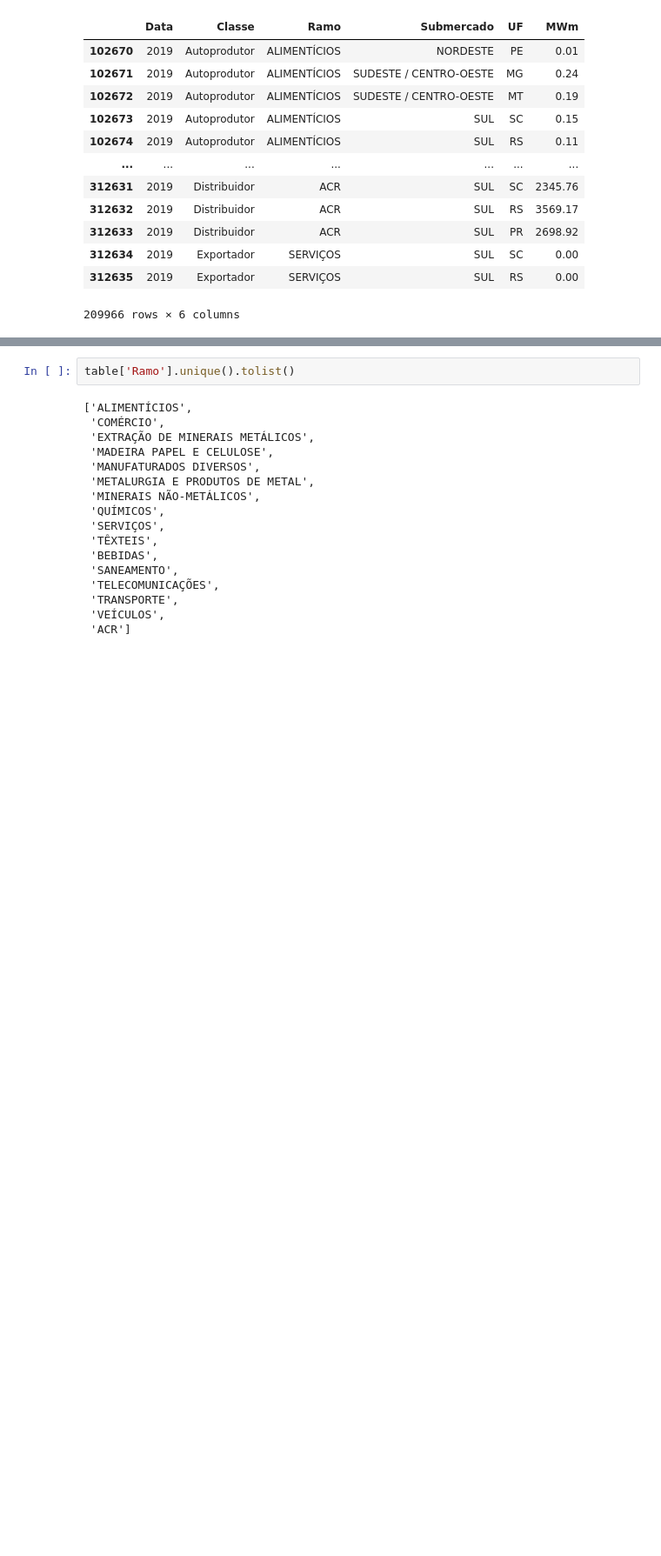
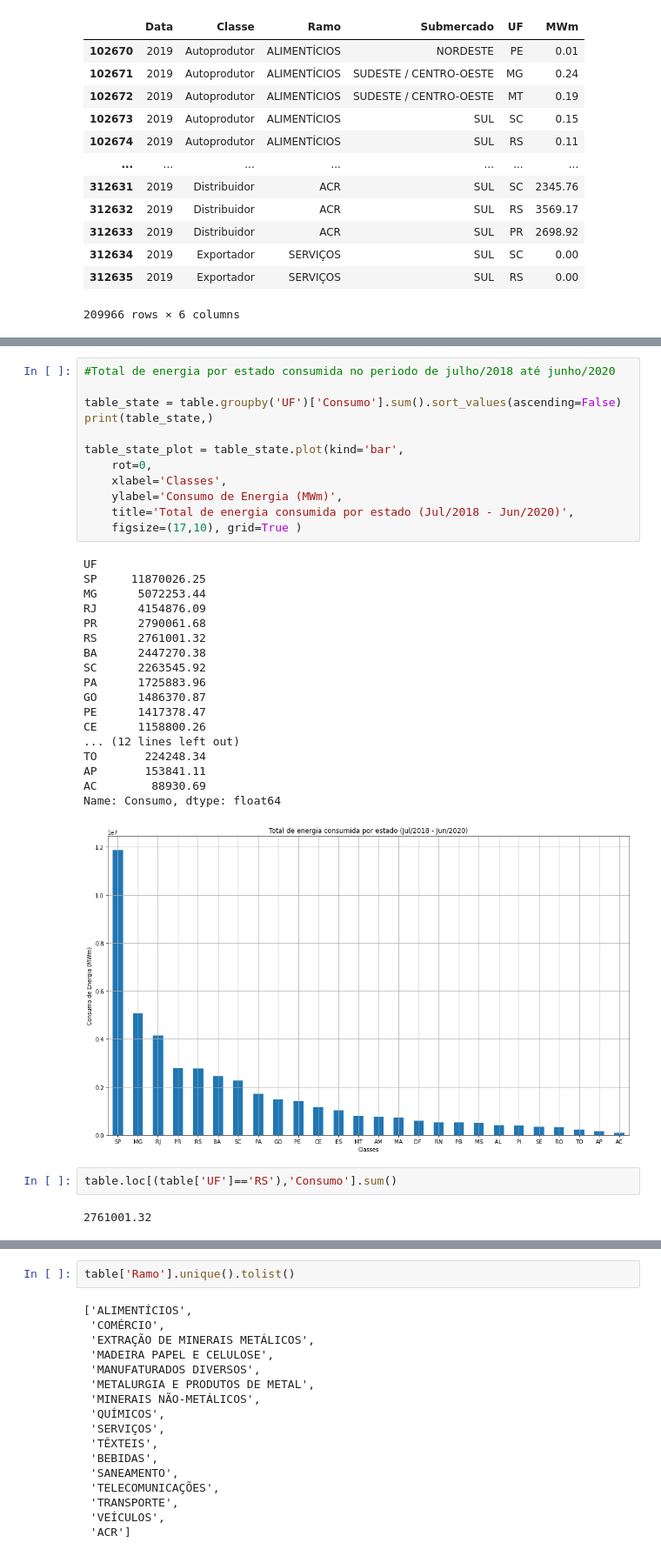
Before and after one commit to freireoliveira/tecnicas_1, a Jupyter notebook: Projeto_Tecnicas_Program1.ipynb, the cells around one changed output, grey strips where cells are left out. Shown at 87% size. Saved outputs shown, nothing was run; the diff lists cells and outputs as text; blank space fills up the shorter version.

```diff
--- a/Projeto_Tecnicas_Program1.ipynb
+++ b/Projeto_Tecnicas_Program1.ipynb
@@ -272,0 +336,35 @@ Name: Consumo, dtype: float64
+# %%
+#Total de energia por estado consumida no periodo de julho/2018 até junho/2020
+
+table_state = table.groupby('UF')['Consumo'].sum().sort_values(ascending=False)
+print(table_state,)
+
+table_state_plot = table_state.plot(kind='bar',
+    rot=0,
+    xlabel='Classes',
+    ylabel='Consumo de Energia (MWm)',
+    title='Total de energia consumida por estado (Jul/2018 - Jun/2020)',
+    figsize=(17,10), grid=True )
+# %% [output]
+UF
+SP     11870026.25
+MG      5072253.44
+RJ      4154876.09
+PR      2790061.68
+RS      2761001.32
+BA      2447270.38
+SC      2263545.92
+PA      1725883.96
+GO      1486370.87
+PE      1417378.47
+CE      1158800.26
+... (12 lines left out)
+TO       224248.34
+AP       153841.11
+AC        88930.69
+Name: Consumo, dtype: float64
+[figure, added]
+# %%
+table.loc[(table['UF']=='RS'),'Consumo'].sum()
+# %% [output]
+2761001.32
```
Also changed, not shown: parts of 11 cells of this notebook.
